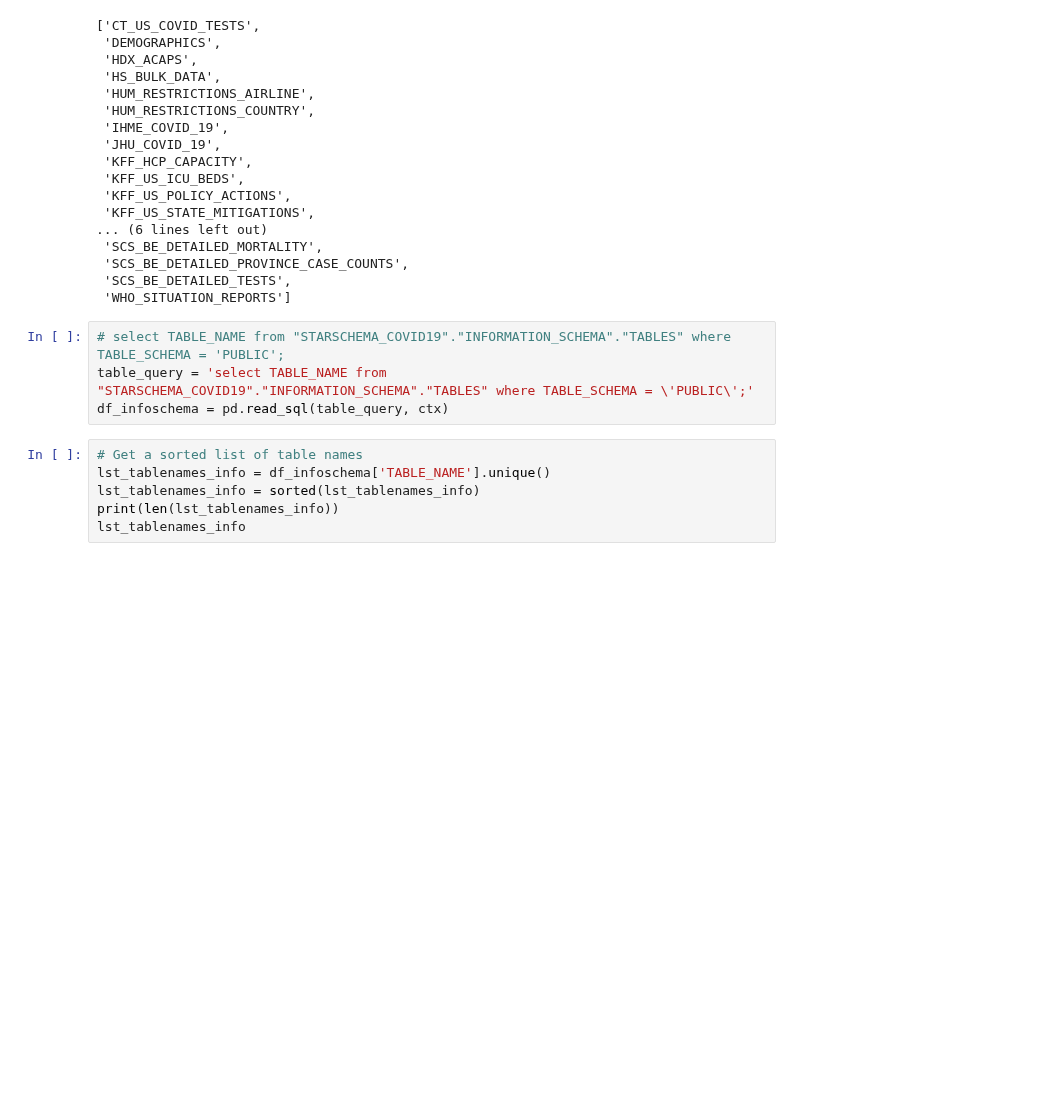
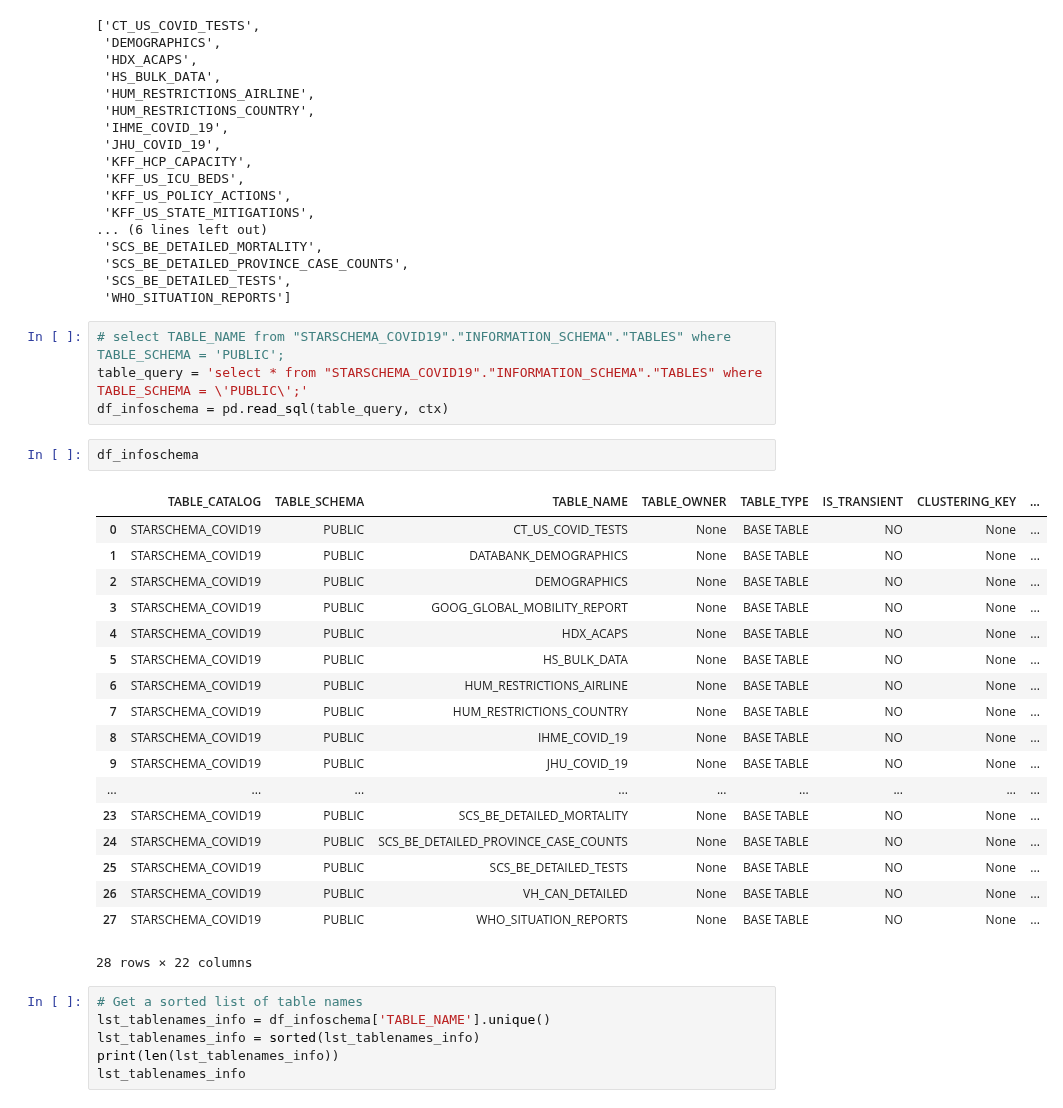
Before and after one commit to joseph-true/covid19-data-catalog, a Jupyter notebook: COVID19-metadata_2_html.ipynb, the cells around one changed output. Saved outputs shown, nothing was run; the diff lists cells and outputs as text; blank space fills up the shorter version.

```diff
--- a/COVID19-metadata_2_html.ipynb
+++ b/COVID19-metadata_2_html.ipynb
@@ -107,8 +107,29 @@ lst_tablenames_meta
  'WHO_SITUATION_REPORTS']
 # %%
 # select TABLE_NAME from "STARSCHEMA_COVID19"."INFORMATION_SCHEMA"."TABLES" where TABLE_SCHEMA = 'PUBLIC';
-table_query = 'select TABLE_NAME from "STARSCHEMA_COVID19"."INFORMATION_SCHEMA"."TABLES" where TABLE_SCHEMA = \'PUBLIC\';'
+table_query = 'select * from "STARSCHEMA_COVID19"."INFORMATION_SCHEMA"."TABLES" where TABLE_SCHEMA = \'PUBLIC\';'
 df_infoschema = pd.read_sql(table_query, ctx)
+# %%
+df_infoschema
+# %% [output]
+|  | TABLE_CATALOG | TABLE_SCHEMA | TABLE_NAME | TABLE_OWNER | TABLE_TYPE | IS_TRANSIENT | CLUSTERING_KEY | ... |
+| 0 | STARSCHEMA_COVID19 | PUBLIC | CT_US_COVID_TESTS | None | BASE TABLE | NO | None | ... |
+| 1 | STARSCHEMA_COVID19 | PUBLIC | DATABANK_DEMOGRAPHICS | None | BASE TABLE | NO | None | ... |
+| 2 | STARSCHEMA_COVID19 | PUBLIC | DEMOGRAPHICS | None | BASE TABLE | NO | None | ... |
+| 3 | STARSCHEMA_COVID19 | PUBLIC | GOOG_GLOBAL_MOBILITY_REPORT | None | BASE TABLE | NO | None | ... |
+| 4 | STARSCHEMA_COVID19 | PUBLIC | HDX_ACAPS | None | BASE TABLE | NO | None | ... |
+| 5 | STARSCHEMA_COVID19 | PUBLIC | HS_BULK_DATA | None | BASE TABLE | NO | None | ... |
+| 6 | STARSCHEMA_COVID19 | PUBLIC | HUM_RESTRICTIONS_AIRLINE | None | BASE TABLE | NO | None | ... |
+| 7 | STARSCHEMA_COVID19 | PUBLIC | HUM_RESTRICTIONS_COUNTRY | None | BASE TABLE | NO | None | ... |
+| 8 | STARSCHEMA_COVID19 | PUBLIC | IHME_COVID_19 | None | BASE TABLE | NO | None | ... |
+| 9 | STARSCHEMA_COVID19 | PUBLIC | JHU_COVID_19 | None | BASE TABLE | NO | None | ... |
+| ... | ... | ... | ... | ... | ... | ... | ... | ... |
+| 23 | STARSCHEMA_COVID19 | PUBLIC | SCS_BE_DETAILED_MORTALITY | None | BASE TABLE | NO | None | ... |
+| 24 | STARSCHEMA_COVID19 | PUBLIC | SCS_BE_DETAILED_PROVINCE_CASE_COUNTS | None | BASE TABLE | NO | None | ... |
+| 25 | STARSCHEMA_COVID19 | PUBLIC | SCS_BE_DETAILED_TESTS | None | BASE TABLE | NO | None | ... |
+| 26 | STARSCHEMA_COVID19 | PUBLIC | VH_CAN_DETAILED | None | BASE TABLE | NO | None | ... |
+| 27 | STARSCHEMA_COVID19 | PUBLIC | WHO_SITUATION_REPORTS | None | BASE TABLE | NO | None | ... |
+28 rows × 22 columns
 # %%
 # Get a sorted list of table names
 lst_tablenames_info = df_infoschema['TABLE_NAME'].unique()
```
Also changed, not shown: parts of 4 cells of this notebook, 28 other files.
